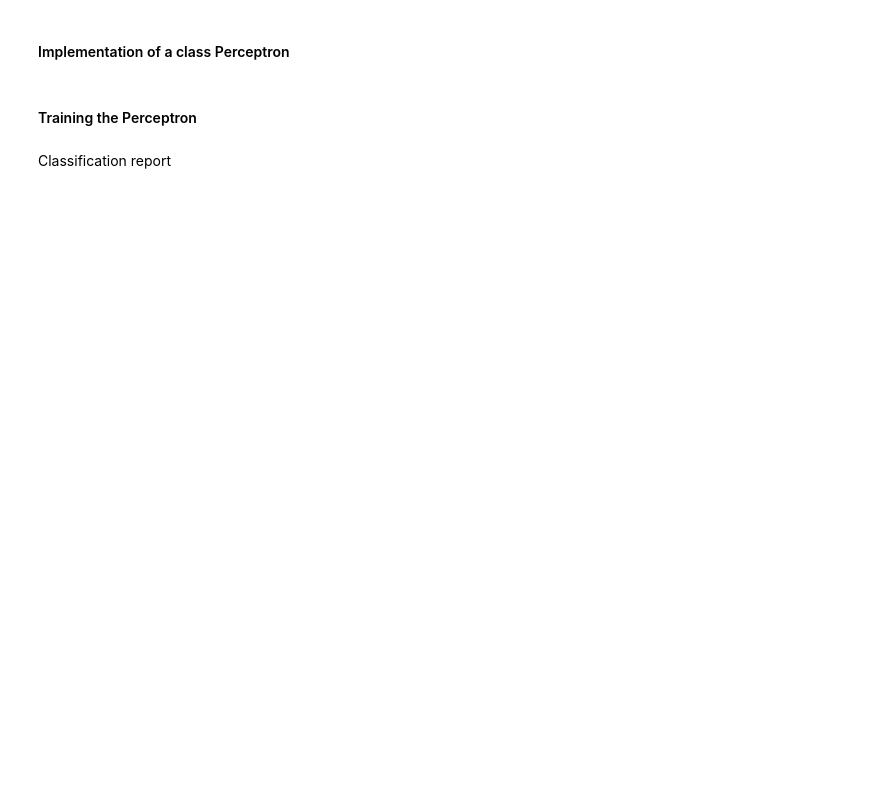
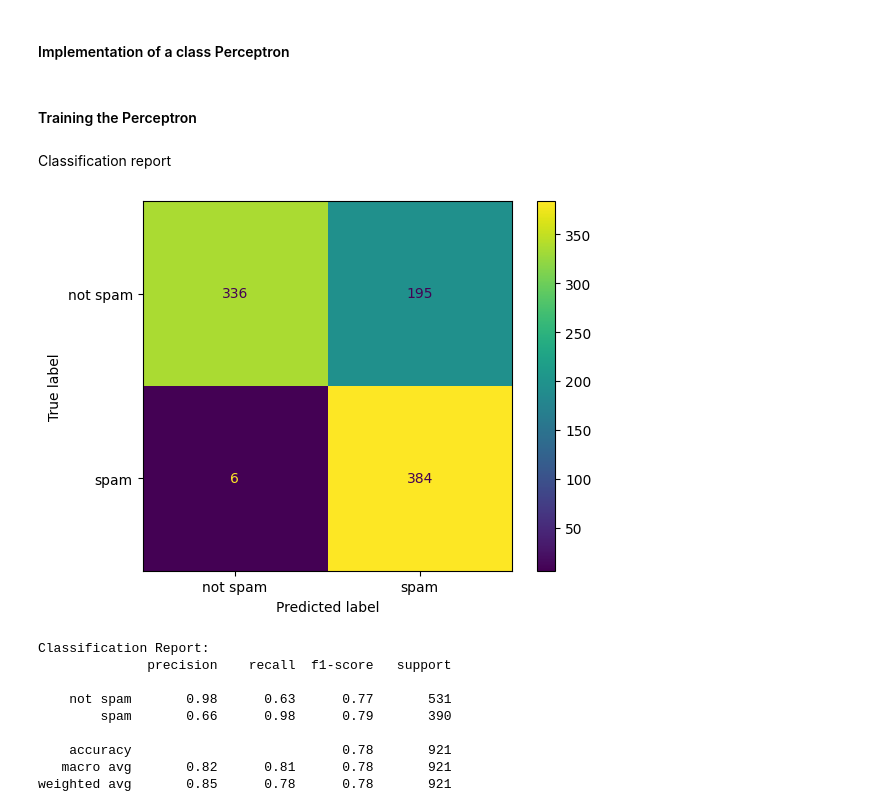
Before and after one commit to thiagopx/ann, a Jupyter notebook: notebooks/1_perceptron.ipynb, the cells around one changed output. Saved outputs shown, nothing was run; the diff lists cells and outputs as text; code cells hidden in the pictures; blank space fills up the shorter version.

```diff
--- a/notebooks/1_perceptron.ipynb
+++ b/notebooks/1_perceptron.ipynb
@@ -419,15 +521,26 @@ Classification report
 # %%
 from sklearn.metrics import confusion_matrix, classification_report, ConfusionMatrixDisplay
 
 # Compute confusion matrix
-conf_matrix = confusion_matrix(y_test, y_pred)
+# conf_matrix = confusion_matrix(y_test, y_pred)
 cm = confusion_matrix(y_test, y_pred, labels=[-1, 1])
 disp = ConfusionMatrixDisplay(confusion_matrix=cm, display_labels=["not spam", "spam"])
 disp.plot()
 plt.show()
 
 # Compute classification report
 class_report = classification_report(y_test, y_pred, target_names=["not spam", "spam"])
 
 print("\nClassification Report:")
 print(class_report)
+# %% [output]
+[figure, added]
+Classification Report:
+              precision    recall  f1-score   support
+
+    not spam       0.98      0.63      0.77       531
+        spam       0.66      0.98      0.79       390
+
+    accuracy                           0.78       921
+   macro avg       0.82      0.81      0.78       921
+weighted avg       0.85      0.78      0.78       921
```
Also changed, not shown: parts of 18 cells of this notebook.
